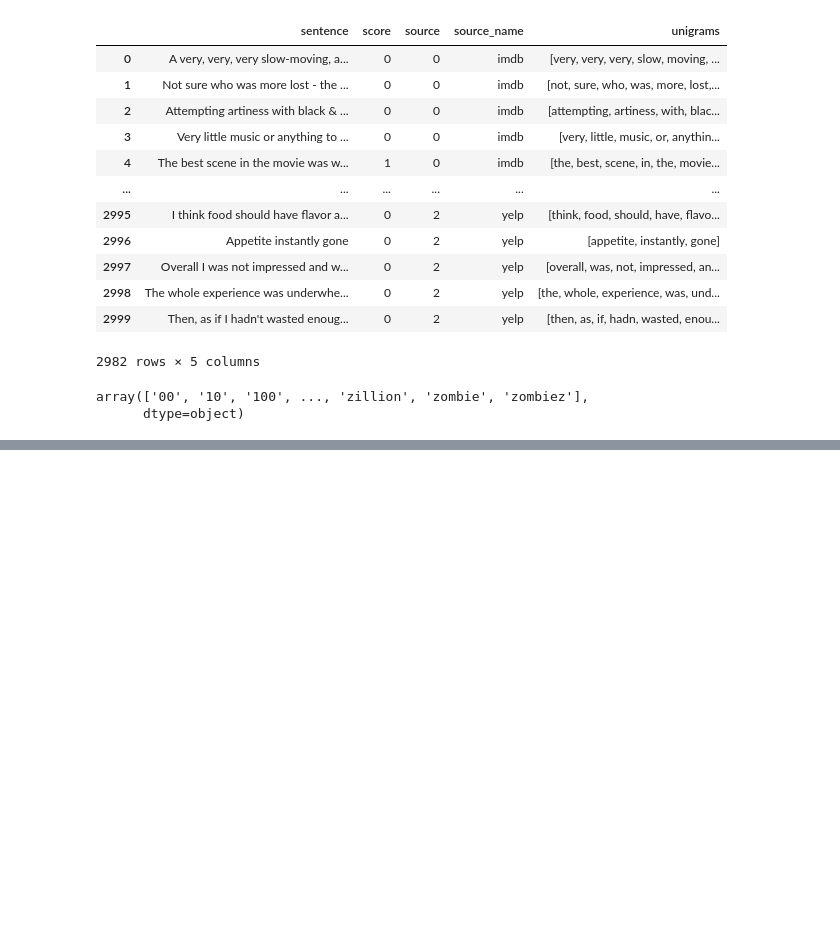
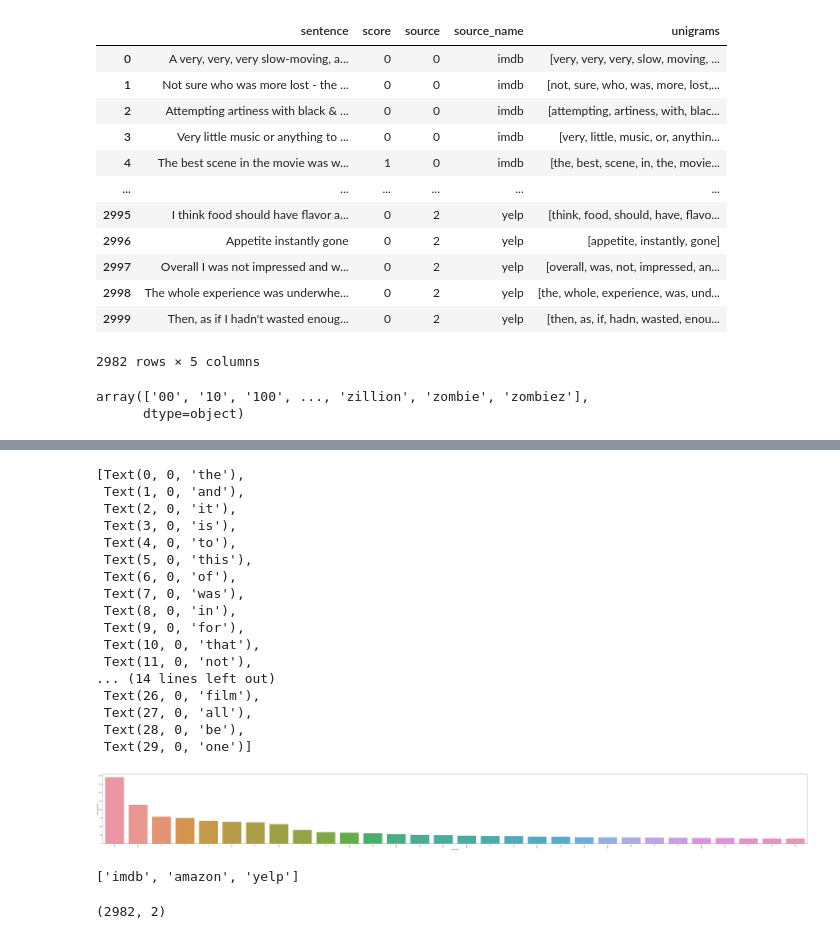
Before and after one commit to DITShark/DM2023-Lab1-Master, a Jupyter notebook: Homework/DM2023-Lab1-Homework.ipynb, the cells around one changed output, grey strips where cells are left out. Drawn from its saved outputs; the diff is of its cells as text; code cells hidden in the pictures; blank space fills up the shorter version.

```diff
--- a/Homework/DM2023-Lab1-Homework.ipynb
+++ b/Homework/DM2023-Lab1-Homework.ipynb
@@ -1367,3 +1384,9 @@ count_vocabulary.get_feature_names_out()
 # %% [output]
 array(['00', '10', '100', ..., 'zillion', 'zombie', 'zombiez'],
       dtype=object)
+# %%
+# Get the frequency of all the word token
+term_frequencies_data = []
+print(Data_counts.shape[1])
+for j in range(0, Data_counts.shape[1]):
+    term_frequencies_data.append(sum(Data_counts[:, j].toarray())[0])
@@ -1369,0 +1399,5 @@ array(['00', '10', '100', ..., 'zillion', 'zombie', 'zombiez'],
+# %%
+# Make a Dataframe that contains all the word token and the times they appear
+df_frequency = pd.DataFrame()
+df_frequency['term_frequencies'] = term_frequencies_data
+df_frequency['word_token'] = count_vocabulary.get_feature_names_out()
@@ -1369,0 +1420,29 @@ array(['00', '10', '100', ..., 'zillion', 'zombie', 'zombiez'],
+# %%
+# Sort by the times they appear
+df_frequency_sorted = df_frequency.sort_values(
+    by=["term_frequencies"], ascending=False)
+# %%
+# Plot out the top 30 words which the most times been used
+plt.subplots(figsize=(100, 10))
+g = sns.barplot(x=df_frequency_sorted['word_token'][:30],
+                y=df_frequency_sorted['term_frequencies'][:30])
+g.set_xticklabels(df_frequency_sorted['word_token'][:30], rotation=90)
+# %% [output]
+[Text(0, 0, 'the'),
+ Text(1, 0, 'and'),
+ Text(2, 0, 'it'),
+ Text(3, 0, 'is'),
+ Text(4, 0, 'to'),
+ Text(5, 0, 'this'),
+ Text(6, 0, 'of'),
+ Text(7, 0, 'was'),
+ Text(8, 0, 'in'),
+ Text(9, 0, 'for'),
+ Text(10, 0, 'that'),
+ Text(11, 0, 'not'),
+... (14 lines left out)
+ Text(26, 0, 'film'),
+ Text(27, 0, 'all'),
+ Text(28, 0, 'be'),
+ Text(29, 0, 'one')]
+[figure, added]
@@ -1369,0 +1452,10 @@ array(['00', '10', '100', ..., 'zillion', 'zombie', 'zombiez'],
+# %%
+# Check sources
+sources
+# %% [output]
+['imdb', 'amazon', 'yelp']
+# %%
+# Check whether the PCA works
+Data_reduced.shape
+# %% [output]
+(2982, 2)
```
Also changed, not shown: parts of 14 cells of this notebook.
